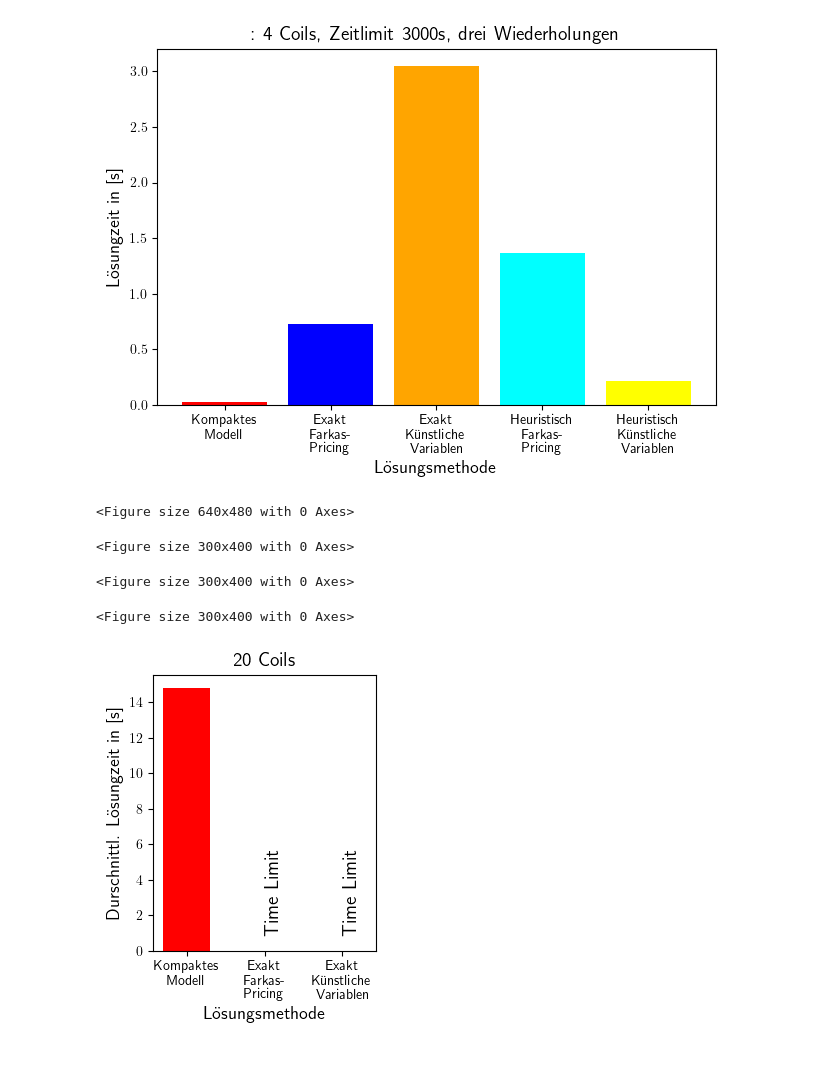
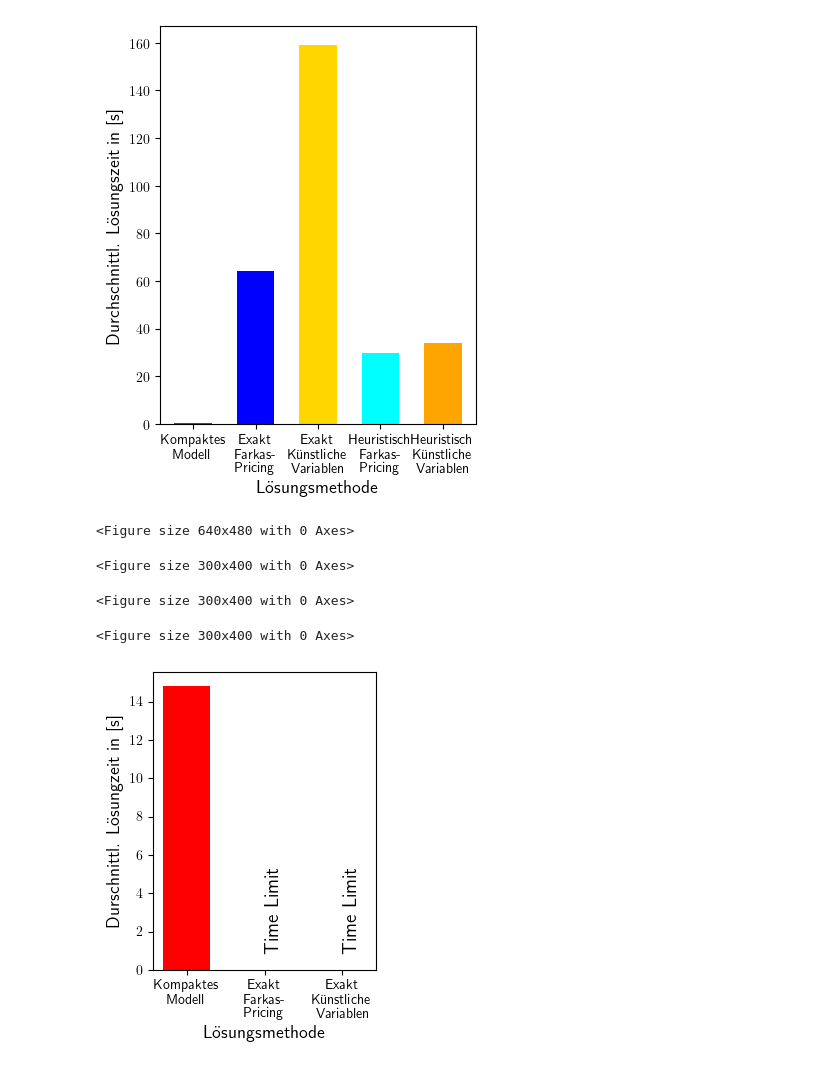
Before and after one commit to glanch/PHALS-CGBP, a Jupyter notebook: testing/results_timelimit_3000s/AvgTimes-reduced.ipynb, the cells around one changed output. Cells and saved outputs as stored; diff of their text form; code cells hidden in the pictures.

```diff
--- a/testing/results_timelimit_3000s/AvgTimes-reduced.ipynb
+++ b/testing/results_timelimit_3000s/AvgTimes-reduced.ipynb
@@ -46,30 +46,36 @@ name_of_graph=["Kompaktes\nModell", " Exakt\nFarkas-\nPricing  ", "Exakt\nKünst
 # %%
 
 #select plot
-i=0
+i=1
 
 
-title= title_p1 + ": " + str(int(Instance_size[i])) + title_suffix
+title= str(int(Instance_size[i])) + " Coils" # + title_suffix
 
-colors = ['red', 'blue', 'orange', "cyan", "yellow"]
-fig= plt.bar(name_of_graph, instance[i], color=colors )
+colors = ['red', 'blue', 'gold', "cyan", "orange"]
+fig, ax = plt.subplots()
+
+fig.set_figwidth(4)
+fig.set_figheight(5)
+
+plt.bar(name_of_graph, instance[i], color=colors, width=0.6)
+
 plt.xlabel("Lösungsmethode",fontweight='bold', size=13)
-plt.ylabel("Lösungzeit in [s]",fontweight='bold', size=13)
-plt.title(title, fontweight='bold', size=14)
+plt.ylabel("Durchschnittl. Lösungszeit in [s]",fontweight='bold', size=13)
+#plt.title(title, fontweight='bold', size=14)
 
 if i > 1:
     if i==2:
         space = 0.1
     else:
         space = 1
     plt.text(4, space, 'Time Limit',rotation=90, fontsize=14.0)
     plt.text(3, space, 'Time Limit',rotation=90, fontsize=14.0)
     plt.text(2, space, 'Time Limit',rotation=90, fontsize=14.0)
     plt.text(1, space, 'Time Limit',rotation=90, fontsize=14.0)
 
 plt.savefig(title + ".pdf", format='pdf', bbox_inches='tight') # , dpi=800)
 # %% [output]
-[figure, old version]
+[figure, new version]
 # %%
 for i in range(0,4):
     plt.clf()
@@ -81,7 +87,7 @@ for i in range(0,4):
 
     plt.xlabel("Lösungsmethode",fontweight='bold', size=13)
     plt.ylabel("Durschnittl. Lösungzeit in [s]",fontweight='bold', size=13)
-    plt.title(title, fontweight='bold', size=14)
+    #plt.title(title, fontweight='bold', size=14)
 
     if i > 1:
         if i==2:
@@ -98,6 +104,6 @@ for i in range(0,4):
 <Figure size 300x400 with 0 Axes>
 <Figure size 300x400 with 0 Axes>
 <Figure size 300x400 with 0 Axes>
-[figure, old version]
+[figure, new version]
 # %%
 instance[0]#[0:3]
```
Also changed, not shown: parts of 1 cell of this notebook, 2 other files.
